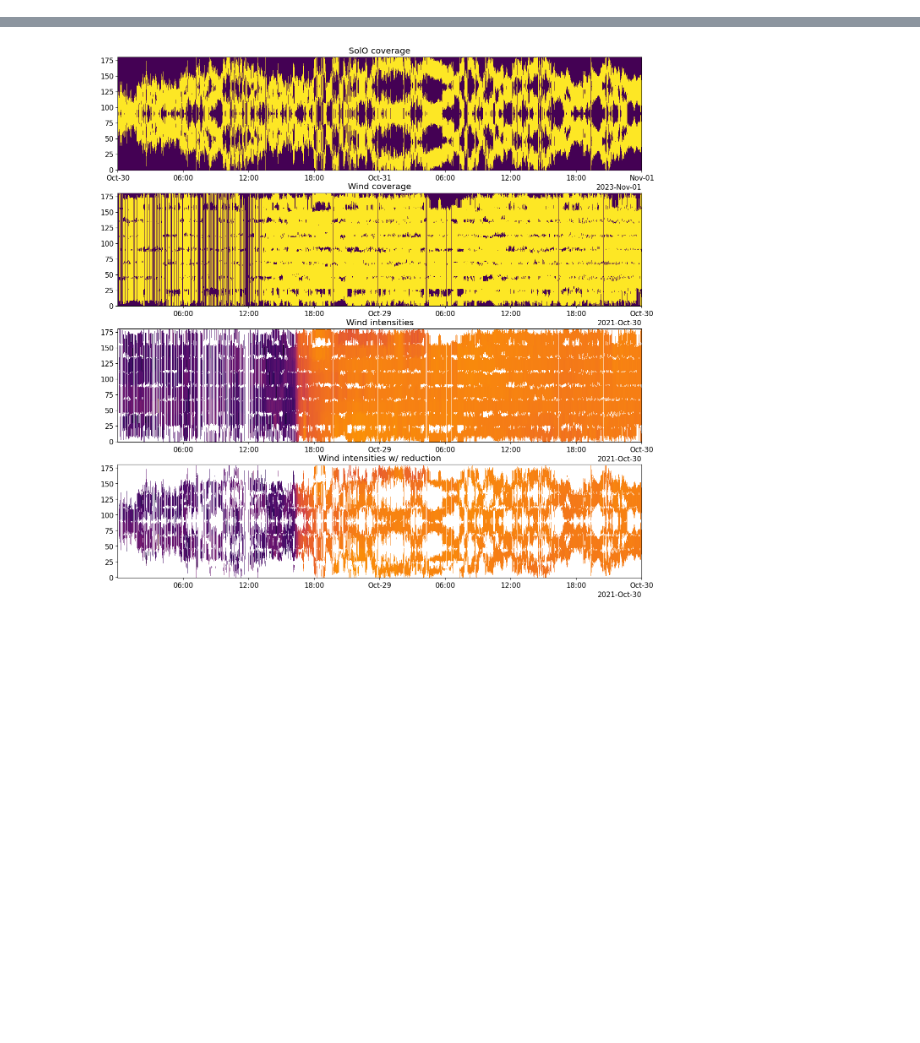
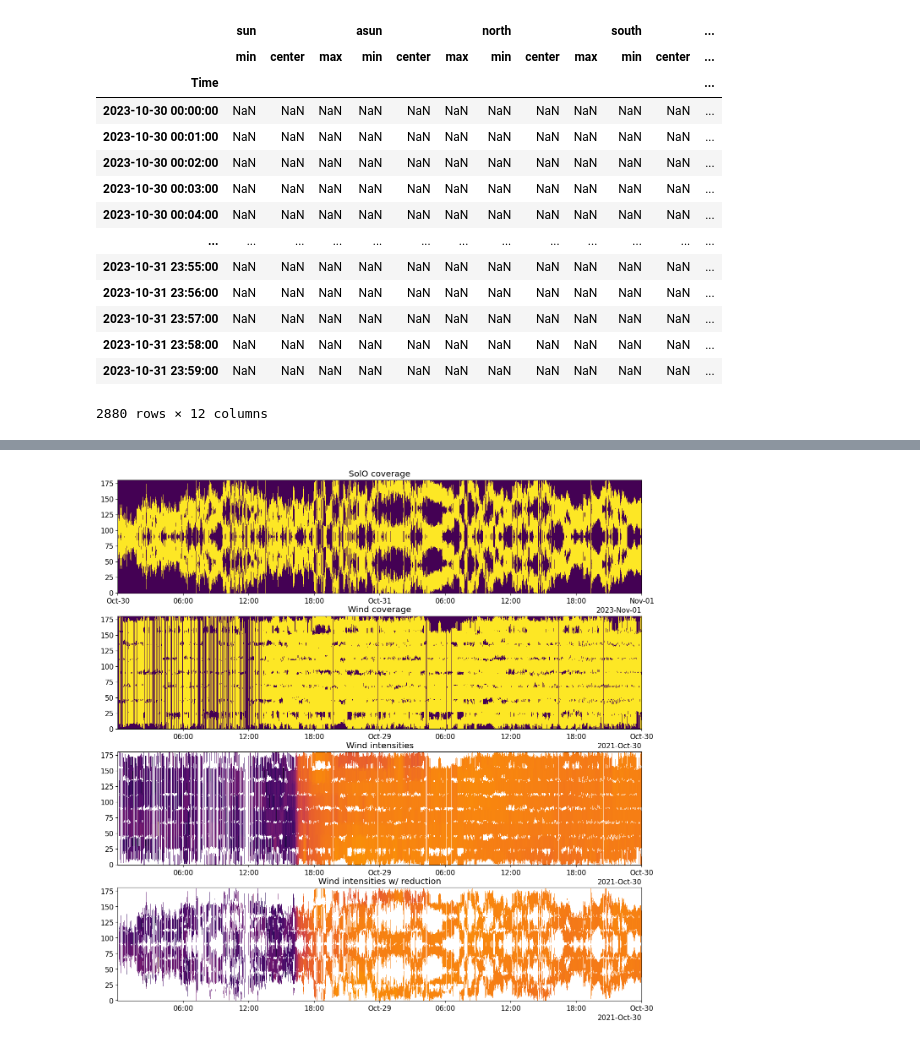
Before and after one commit to ojsant/gradu, a Jupyter notebook: pad_artificial_reduction.ipynb, the cells around one changed output, grey strips where cells are left out. Cells and saved outputs as stored; diff of their text form; code cells hidden in the pictures; blank space fills up the shorter version.

```diff
--- a/pad_artificial_reduction.ipynb
+++ b/pad_artificial_reduction.ipynb
@@ -95,0 +132,18 @@ def intensity_histogram(sc, I_data, coverage):
+# %%
+df_cov
+# %% [output]
+|  | sun |  |  | asun |  |  | north |  |  | south |  | ... |
+|  | min | center | max | min | center | max | min | center | max | min | center | ... |
+| Time |  |  |  |  |  |  |  |  |  |  |  | ... |
+| 2023-10-30 00:00:00 | NaN | NaN | NaN | NaN | NaN | NaN | NaN | NaN | NaN | NaN | NaN | ... |
+| 2023-10-30 00:01:00 | NaN | NaN | NaN | NaN | NaN | NaN | NaN | NaN | NaN | NaN | NaN | ... |
+| 2023-10-30 00:02:00 | NaN | NaN | NaN | NaN | NaN | NaN | NaN | NaN | NaN | NaN | NaN | ... |
+| 2023-10-30 00:03:00 | NaN | NaN | NaN | NaN | NaN | NaN | NaN | NaN | NaN | NaN | NaN | ... |
+| 2023-10-30 00:04:00 | NaN | NaN | NaN | NaN | NaN | NaN | NaN | NaN | NaN | NaN | NaN | ... |
+| ... | ... | ... | ... | ... | ... | ... | ... | ... | ... | ... | ... | ... |
+| 2023-10-31 23:55:00 | NaN | NaN | NaN | NaN | NaN | NaN | NaN | NaN | NaN | NaN | NaN | ... |
+| 2023-10-31 23:56:00 | NaN | NaN | NaN | NaN | NaN | NaN | NaN | NaN | NaN | NaN | NaN | ... |
+| 2023-10-31 23:57:00 | NaN | NaN | NaN | NaN | NaN | NaN | NaN | NaN | NaN | NaN | NaN | ... |
+| 2023-10-31 23:58:00 | NaN | NaN | NaN | NaN | NaN | NaN | NaN | NaN | NaN | NaN | NaN | ... |
+| 2023-10-31 23:59:00 | NaN | NaN | NaN | NaN | NaN | NaN | NaN | NaN | NaN | NaN | NaN | ... |
+2880 rows × 12 columns
```
Also changed, not shown: parts of 8 cells of this notebook, 8 other files.
